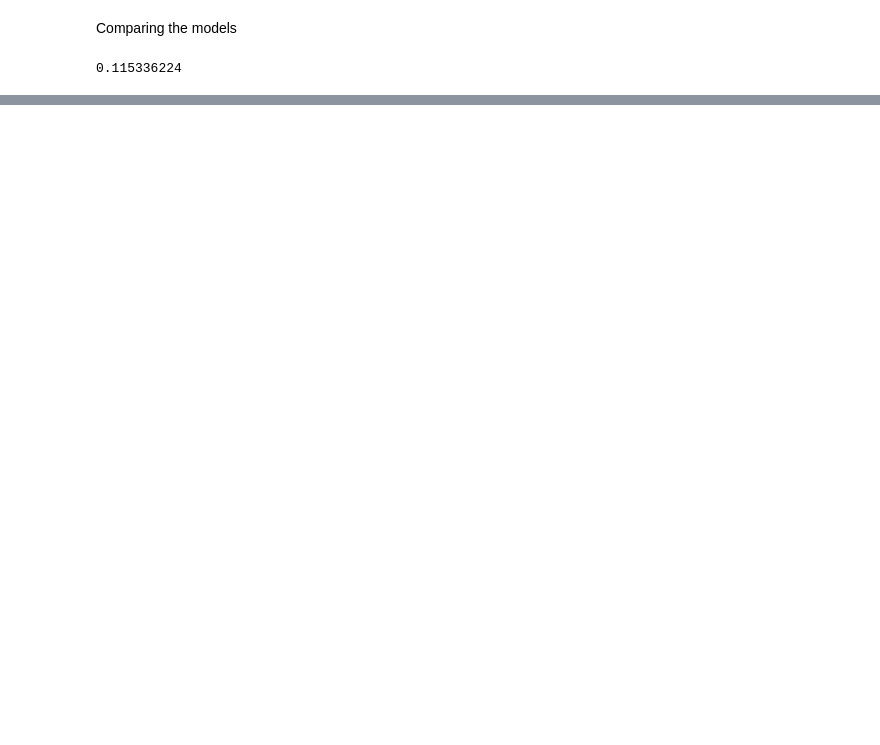
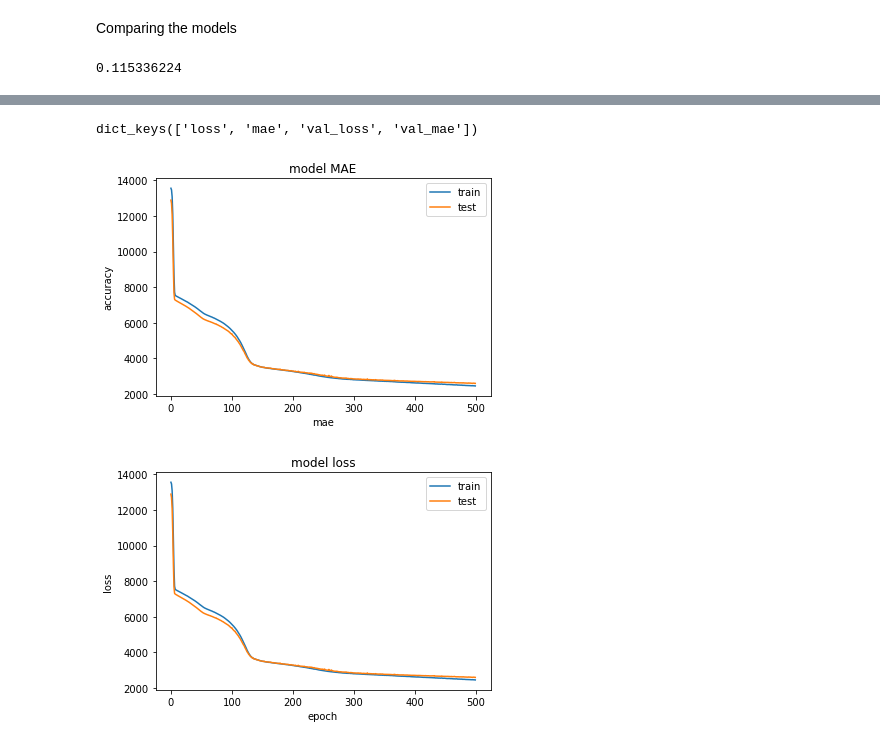
Before and after one commit to AviSaha123/Tensorflow_learnings, a Jupyter notebook: Tensorflow Regression_1.ipynb, the cells around one changed output, grey strips where cells are left out. Cells and saved outputs as stored; diff of their text form; code cells hidden in the pictures; blank space fills up the shorter version.

Commit message:
Building model on normalized data

```diff
--- a/Tensorflow Regression_1.ipynb
+++ b/Tensorflow Regression_1.ipynb
@@ -384,0 +442,2 @@ _________________________________________________________________
+# %%
+insurance_model.fit(X_train, y_train,epochs=100)
@@ -384,0 +449,15 @@ _________________________________________________________________
+# %%
+#Imporving the model
+tf.random.set_seed(42)
+
+insurance_model_2 = tf.keras.Sequential([
+    tf.keras.layers.Dense(100, activation = 'relu'),
+    tf.keras.layers.Dense(10, activation = 'relu'),
+    tf.keras.layers.Dense(1)
+])
+
+insurance_model_2.compile(loss = tf.keras.losses.mae,
+                        optimizer = tf.keras.optimizers.Adam(learning_rate = 0.001),
+                        metrics = ['mae'])
+# %%
+history = insurance_model_2.fit(X_train, y_train, epochs=500,validation_split=0.33,batch_size=10, verbose = 0)
@@ -384,0 +469,26 @@ _________________________________________________________________
+# %%
+print(history.history.keys())
+# %% [output]
+dict_keys(['loss', 'mae', 'val_loss', 'val_mae'])
+# %%
+def plot_model_training(model):
+    plt.plot(model.history['mae'])
+    plt.plot(model.history['val_mae'])
+    plt.title('model MAE')
+    plt.ylabel('accuracy')
+    plt.xlabel('mae')
+    plt.legend(['train', 'test'], loc='upper right')
+    plt.show()
+
+    plt.plot(history.history['loss'])
+    plt.plot(history.history['val_loss'])
+    plt.title('model loss')
+    plt.ylabel('loss')
+    plt.xlabel('epoch')
+    plt.legend(['train', 'test'], loc='upper right')
+    plt.show()
+# %%
+plot_model_training(history)
+# %% [output]
+[figure, added]
+[figure, added]
```
Also changed, not shown: parts of 37 cells of this notebook, 7 other files.
